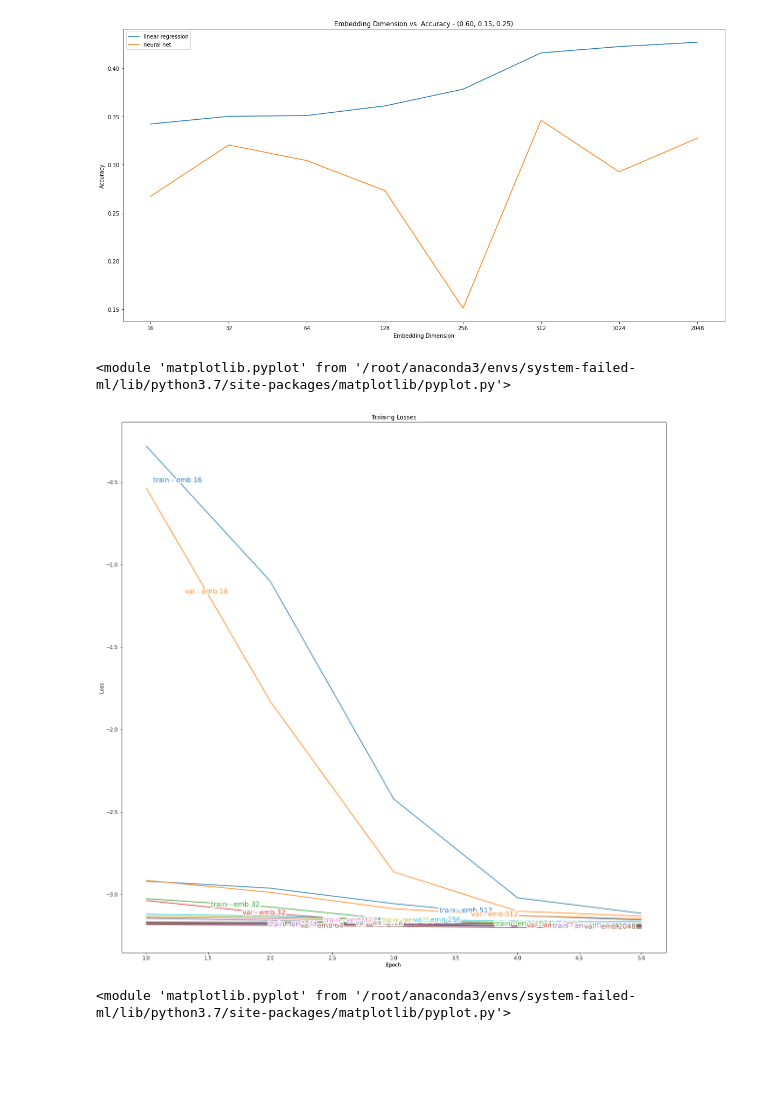
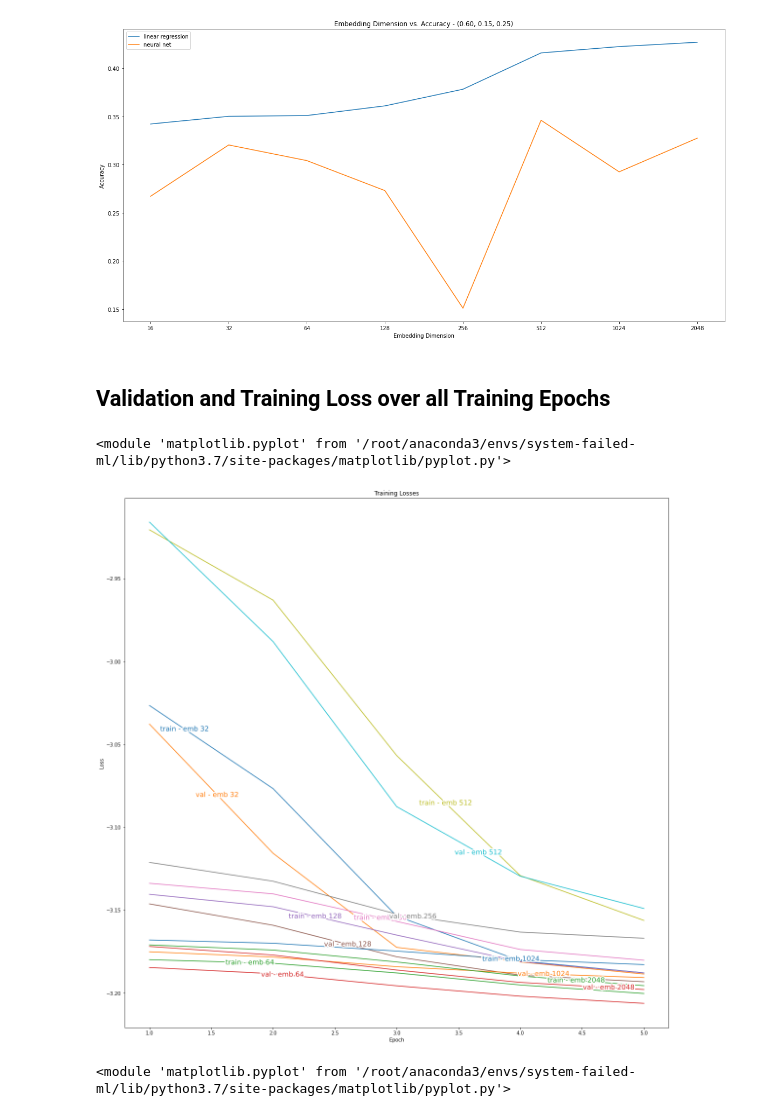
Before and after one commit to kryptokommunist/path-length-approximation-deep-learning, a Jupyter notebook: src/Visualization.ipynb, the cells around one changed output. Saved outputs shown, nothing was run; the diff lists cells and outputs as text; code cells hidden in the pictures; blank space fills up the shorter version.

```diff
--- a/src/Visualization.ipynb
+++ b/src/Visualization.ipynb
@@ -91,6 +86,8 @@ plot_emb_dim_accs("(0.60, 0.15, 0.25)")
 # %% [output]
 <module 'matplotlib.pyplot' from '/root/anaconda3/envs/system-failed-ml/lib/python3.7/site-packages/matplotlib/pyplot.py'>
 [figure]
+# %% [markdown]
+## Validation and Training Loss over all Training Epochs
 # %%
 def plot_losses(split, emb_dim_exception_list=[]):
     plt.figure(figsize=(20, 20))
@@ -107,10 +104,10 @@ def plot_losses(split, emb_dim_exception_list=[]):
     labelLines(plt.gca().get_lines(), align=False, fontsize=14)
     return plt
 # %%
-plot_losses("(1.00, 0.0, 0.0)", emb_dim_exception_list=[])
+plot_losses("(1.00, 0.0, 0.0)", emb_dim_exception_list=[16])
 # %% [output]
 <module 'matplotlib.pyplot' from '/root/anaconda3/envs/system-failed-ml/lib/python3.7/site-packages/matplotlib/pyplot.py'>
-[figure, old version]
+[figure, new version]
 # %%
 plot_losses("(0.60, 0.15, 0.25)")
 # %% [output]
```
Also changed, not shown: parts of 10 cells of this notebook, 1 other file.
